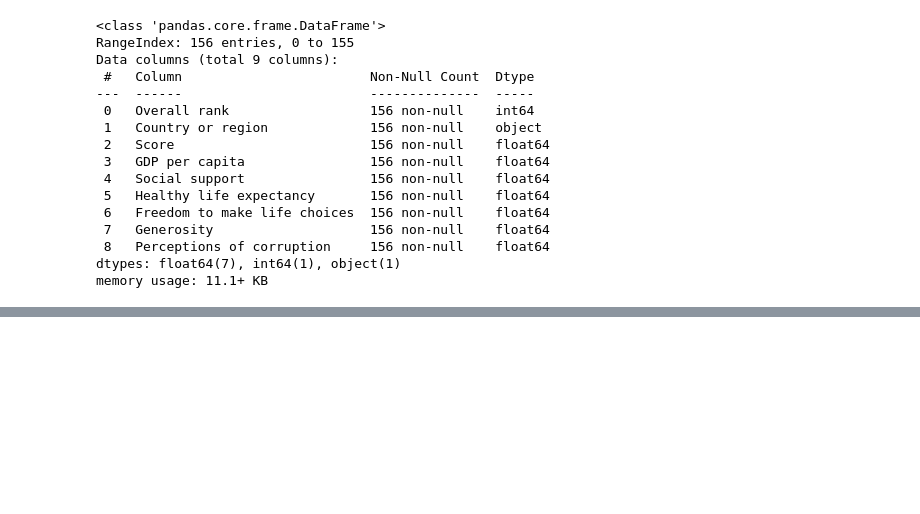
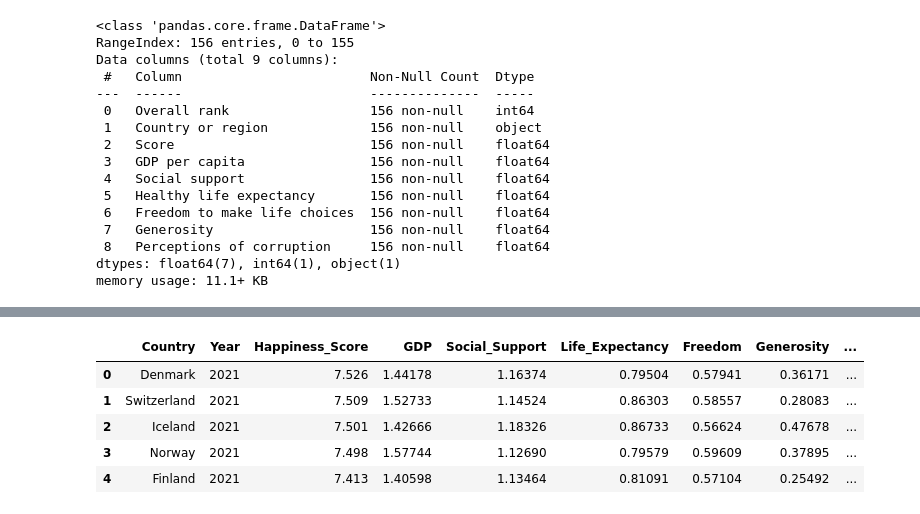
Before and after one commit to Sakshii248/world-happiness-analysis, a Jupyter notebook: world_happiness_analysis.ipynb, the cells around one changed output, grey strips where cells are left out. Saved outputs shown, nothing was run; the diff lists cells and outputs as text; code cells hidden in the pictures; blank space fills up the shorter version.

```diff
--- a/world_happiness_analysis.ipynb
+++ b/world_happiness_analysis.ipynb
@@ -95,0 +158,35 @@ df_2020.head()
+# %%
+import pandas as pd
+
+url = "https://raw.githubusercontent.com/Sakshii248/world-happiness-analysis/main/data/pone.0322287.s001.xlsx"
+
+# Load all sheets into a dictionary
+all_sheets = pd.read_excel(url, sheet_name=None)
+df_2021 = all_sheets['2021'].copy()
+
+df_2021 = df_2021.rename(columns={
+    'Country': 'Country',
+    'Happiness Score': 'Happiness_Score',
+    'Economy (GDP per Capita)': 'GDP',
+    'Family': 'Social_Support',
+    'Health (Life Expectancy)': 'Life_Expectancy',
+    'Freedom': 'Freedom',
+    'Trust (Government Corruption)': 'Corruption'
+})
+
+df_2021['Year'] = 2021
+
+df_2021 = df_2021[
+    ['Country', 'Year', 'Happiness_Score', 'GDP',
+     'Social_Support', 'Life_Expectancy',
+     'Freedom', 'Generosity', 'Corruption']
+]
+
+df_2021.head()
+# %% [output]
+|  | Country | Year | Happiness_Score | GDP | Social_Support | Life_Expectancy | Freedom | Generosity | ... |
+| 0 | Denmark | 2021 | 7.526 | 1.44178 | 1.16374 | 0.79504 | 0.57941 | 0.36171 | ... |
+| 1 | Switzerland | 2021 | 7.509 | 1.52733 | 1.14524 | 0.86303 | 0.58557 | 0.28083 | ... |
+| 2 | Iceland | 2021 | 7.501 | 1.42666 | 1.18326 | 0.86733 | 0.56624 | 0.47678 | ... |
+| 3 | Norway | 2021 | 7.498 | 1.57744 | 1.12690 | 0.79579 | 0.59609 | 0.37895 | ... |
+| 4 | Finland | 2021 | 7.413 | 1.40598 | 1.13464 | 0.81091 | 0.57104 | 0.25492 | ... |
```
Also changed, not shown: parts of 4 cells of this notebook.
